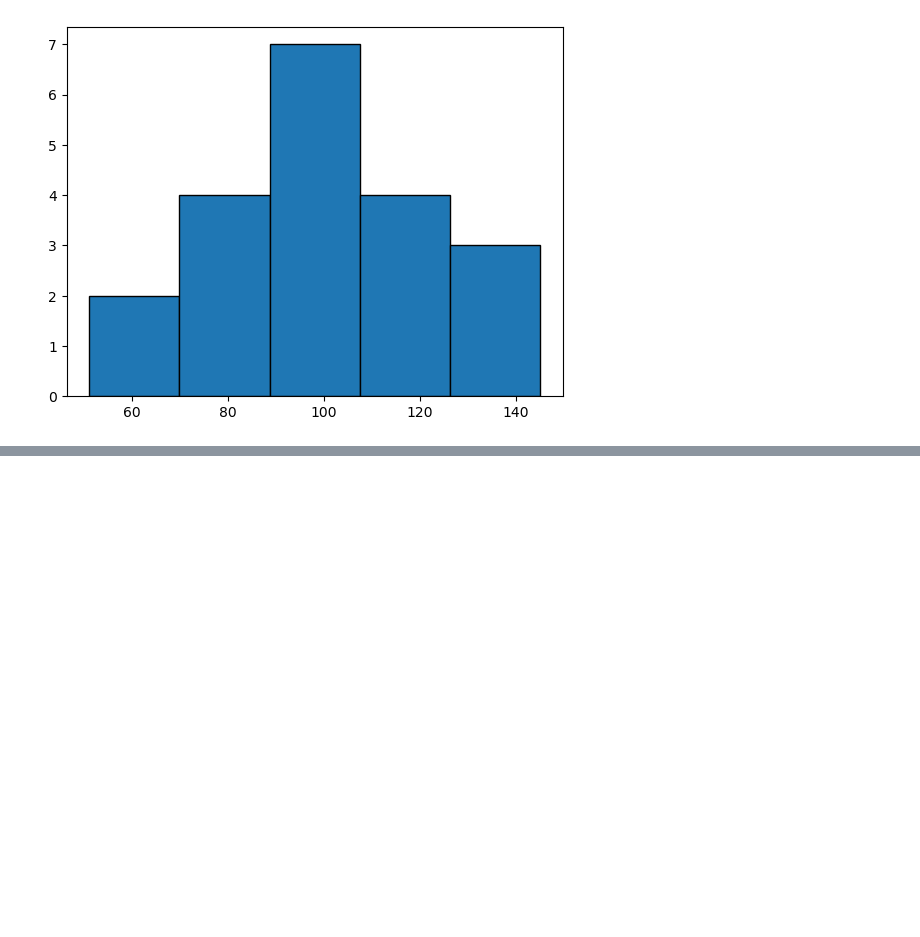
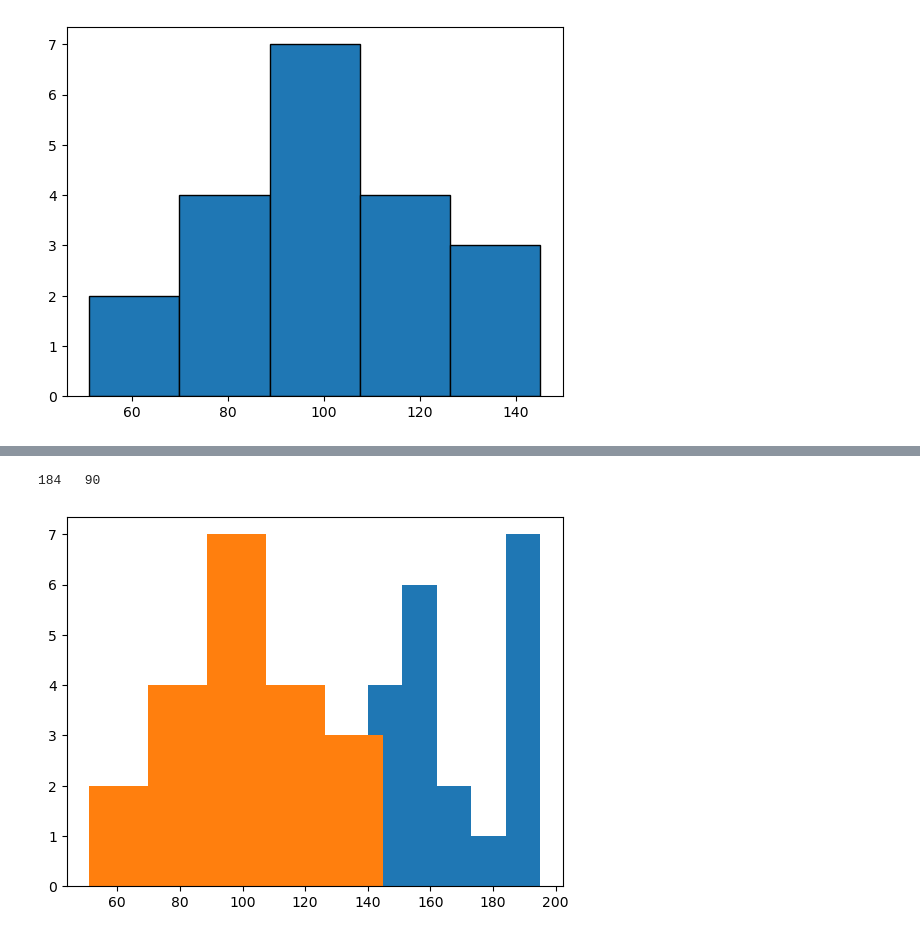
Before and after one commit to naaam-h-siddhu/data-science-and-machine-learning, a Jupyter notebook: lec13_matplotlib.ipynb, the cells around one changed output, grey strips where cells are left out. Saved outputs shown, nothing was run; the diff lists cells and outputs as text; code cells hidden in the pictures; blank space fills up the shorter version.

Commit message:
matplot lib done

```diff
--- a/lec13_matplotlib.ipynb
+++ b/lec13_matplotlib.ipynb
@@ -130,0 +132,13 @@ plt.show()
+# %%
+import matplotlib.pyplot as plt
+
+height=[189,185,195,149,189,147,154,174,169,195,159,192,155,191,153,157,140,144,172,157]
+## Weight
+weight=[87,110,104,61,104,92,111,90,103,81,80,101,51,79,107,110,129,145,139,110]
+plt.hist(height,bins = 5)
+plt.hist(weight,bins = 5)
+plt.show
+print(184," ",90)
+# %% [output]
+184   90
+[figure, added]
```
Also changed, not shown: parts of 2 cells of this notebook, 1 other file.
